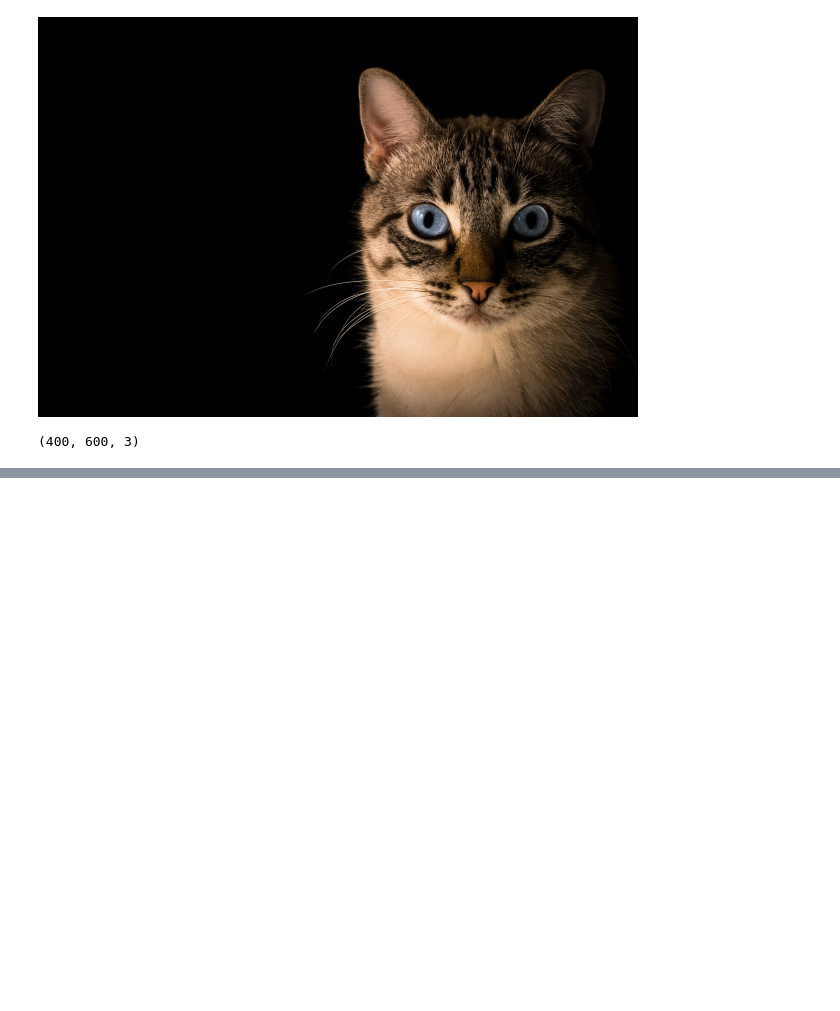
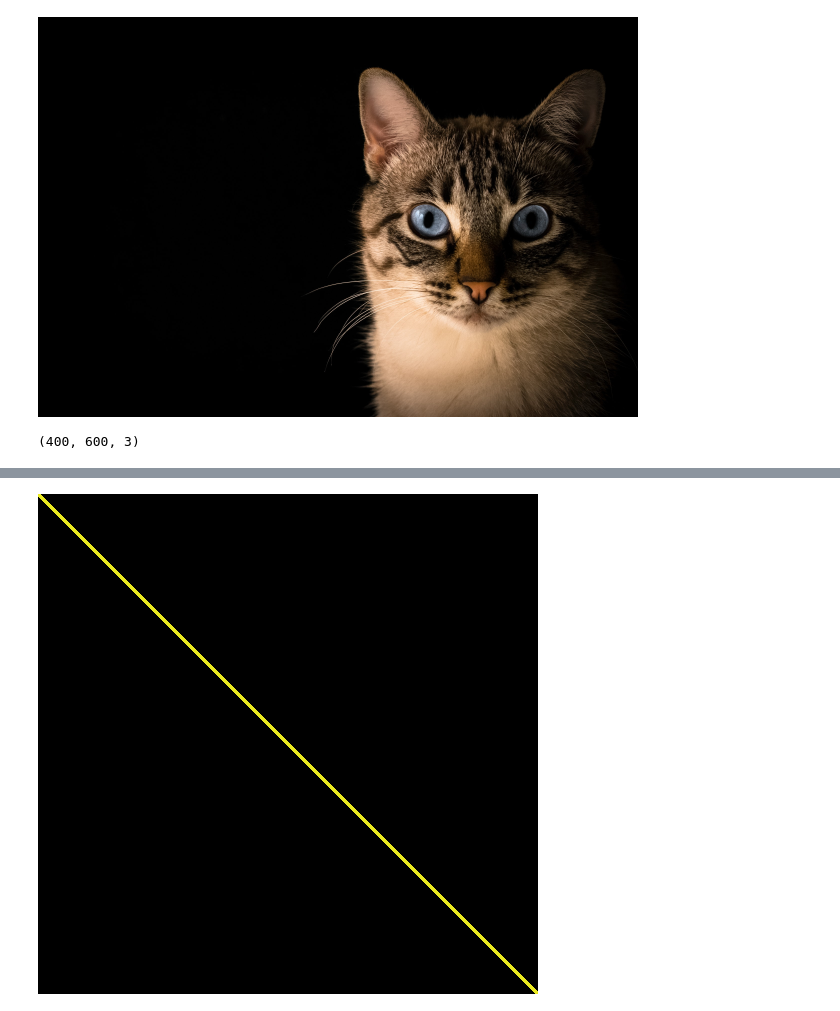
Before and after one commit to vis-hal-k/Data_science_self-Practice, a Jupyter notebook: cv2_freecode/section1/#1Reading&Draw.ipynb, the cells around one changed output, grey strips where cells are left out. Cells and saved outputs as stored; diff of their text form; code cells hidden in the pictures; blank space fills up the shorter version.

```diff
--- a/cv2_freecode/section1/#1Reading&Draw.ipynb
+++ b/cv2_freecode/section1/#1Reading&Draw.ipynb
@@ -76,0 +123,8 @@ def chnageres(width ,height):
+# %%
+# Draw a line
+blank = np.zeros((500,500,3) , dtype = "uint8")
+#  cv.line(image , pt1 , pt2 , color , thickness=None , lineType=None , shift=None)
+cv.line(blank, (0,0) ,(500,500) , (32,234,234) , thickness = 2 )
+cv2_imshow(blank)
+# %% [output]
+[figure, added]
```
Also changed, not shown: parts of 15 cells of this notebook.
